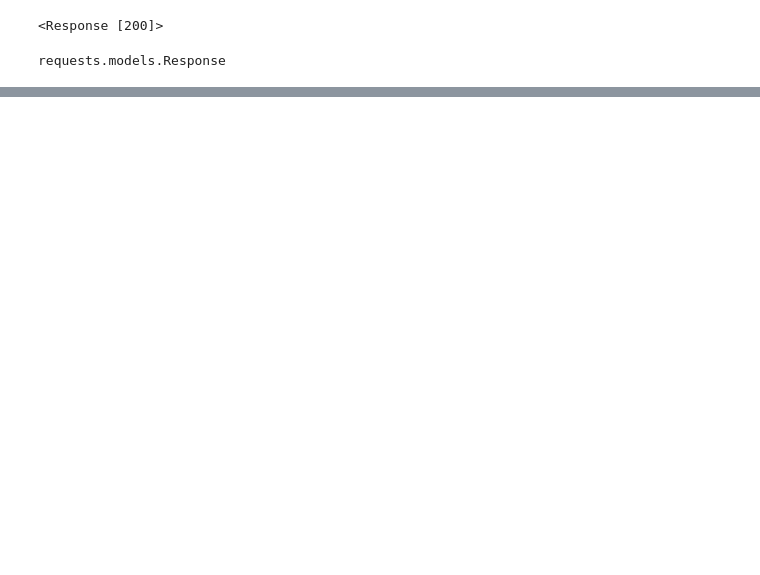
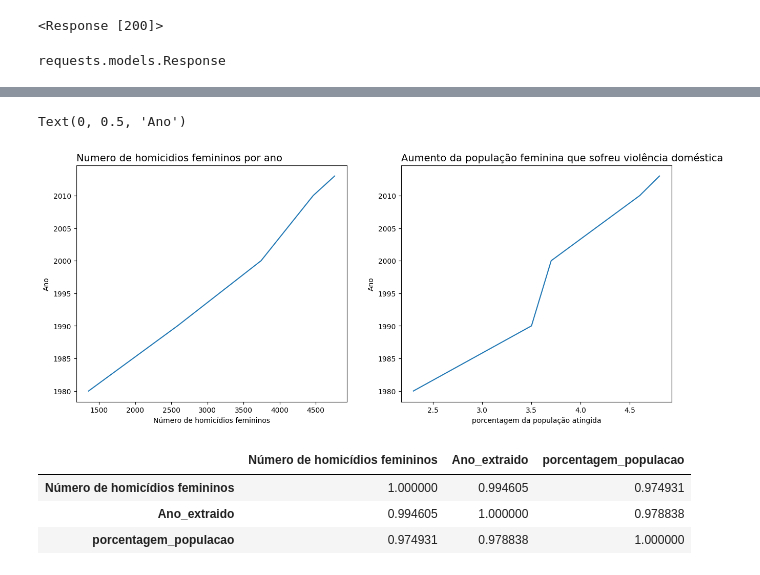
Before and after one commit to caikedomingues/curso-de-analise-de-dados-com-python, a Jupyter notebook: WebScraping.ipynb, the cells around one changed output, grey strips where cells are left out. Cells and saved outputs as stored; diff of their text form; code cells hidden in the pictures; blank space fills up the shorter version.

Commit message:
Segunda parte do projeto web scraping
Como a tabela utilizada em aula não está disponivel, escolhi uma outra sobre o mesmo tema e realizei as minhas próprias análises

```diff
--- a/WebScraping.ipynb
+++ b/WebScraping.ipynb
@@ -80,0 +201,7 @@ pagina.text
+# %%
+
+
+site_mulher ='https://pt.wikipedia.org/wiki/Viol%C3%AAncia_dom%C3%A9stica_no_Brasil'
+
+# Como a minha tabela é diferente da tabela utilizada na aula, vou usar o pandas para acessar a tabela do site escolhido e realizar uma análise
+tabelas_site = pd.read_html(site_mulher)
@@ -80,0 +490,8 @@ pagina.text
+# %%
+# Agora que ja corrigimos a porcentagem das colunas, não precisamos mais da
+# coluna '% da população', logo, iremos exclui-la da tabela. O inplace=True
+
+tabelas_site[1].drop(columns=['% da população'], inplace=True)
+# %%
+# Agora que ja conseguimps extrair corretamente
+tabelas_site[1].drop(columns=['Ano'], inplace=True)
@@ -80,0 +509,53 @@ pagina.text
+# %%
+# Construção do gráfico de linhas para resolução do exercicio.
+# Vamos construir um grid de gráficos de linhas para analisar
+# os numeros de homicidios femininos e a porcentagem da população
+# afetada
+
+# Tamanho da imagem do gráfico
+plt.figure(figsize=(15,6))
+
+# Criação do primeiro subplot: terá 1 linha 2 colunas e ocupara o
+# 1° espaço do grid de gráficos.
+plt.subplot(1, 2, 1)
+
+# Titulo do primeiro gráfico alinhado a esquerda e com tamanho de fonte 14
+plt.title('Numero de homicidios femininos por ano', loc='left', fontsize=14)
+
+# Criação do grafico de linhas usando a função lineplot da biblioteca seaborn: A função
+# irá receber como parametro a base de dados análisada, os valores do eixo x e os valored
+# do eixo y.
+sns.lineplot(data=tabelas_site[1], x='Número de homicídios femininos', y='Ano_extraido')
+
+# Ira definir o rótulo do eixo y
+plt.ylabel('Ano')
+
+# Criação do segundo subplot: Terá 1 linha, 2 colunas e ocupara o 2° espaço
+# no grid de gráficos
+plt.subplot(1,2,2)
+
+# Titulo do 2° gráfico alinhado a esquerda com tamanho da fonte 14
+plt.title('Aumento da população feminina que sofreu violência doméstica', loc='left', fontsize=14)
+
+# Criação do 2° gráfico de linhas usando a função lineplot da biblioteca seaborn:
+# A função recebe como parametro a base de dados analisada, os valores do eixo x
+# e os valores do eixo y.
+sns.lineplot(data=tabelas_site[1], x='porcentagem_populacao', y='Ano_extraido')
+
+# Titulo do rótulo do eixo x
+plt.xlabel('porcentagem da população atingida')
+
+# Titulo do rótulo do eixo y
+plt.ylabel('Ano')
+# %% [output]
+Text(0, 0.5, 'Ano')
+[figure, added]
+# %%
+# Vamos utilizar uma tabela de correlação para entender melhor os dados
+
+tabelas_site[1].corr()
+# %% [output]
+|  | Número de homicídios femininos | Ano_extraido | porcentagem_populacao |
+| Número de homicídios femininos | 1.000000 | 0.994605 | 0.974931 |
+| Ano_extraido | 0.994605 | 1.000000 | 0.978838 |
+| porcentagem_populacao | 0.974931 | 0.978838 | 1.000000 |
```
Also changed, not shown: parts of 44 cells of this notebook.
